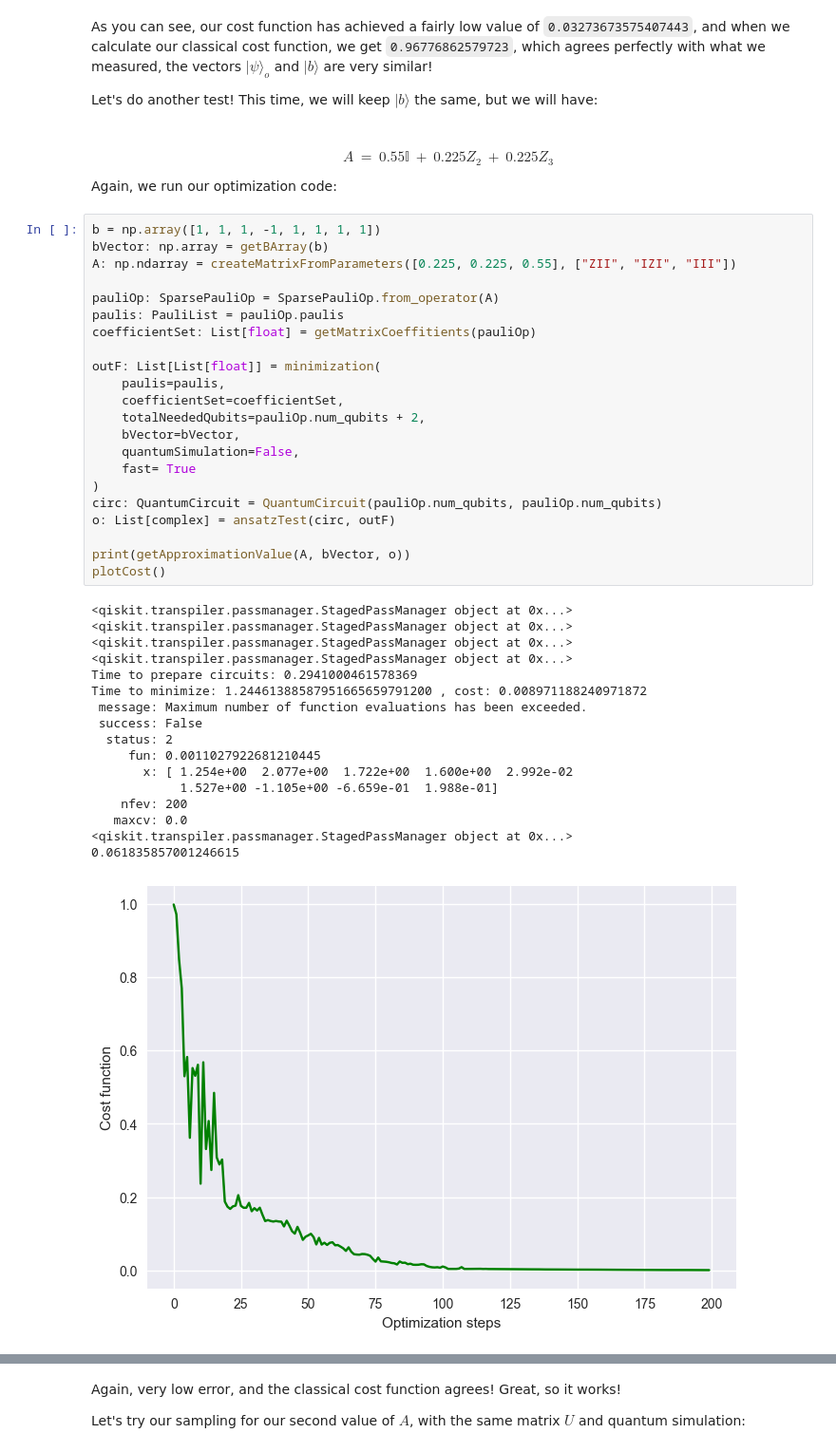
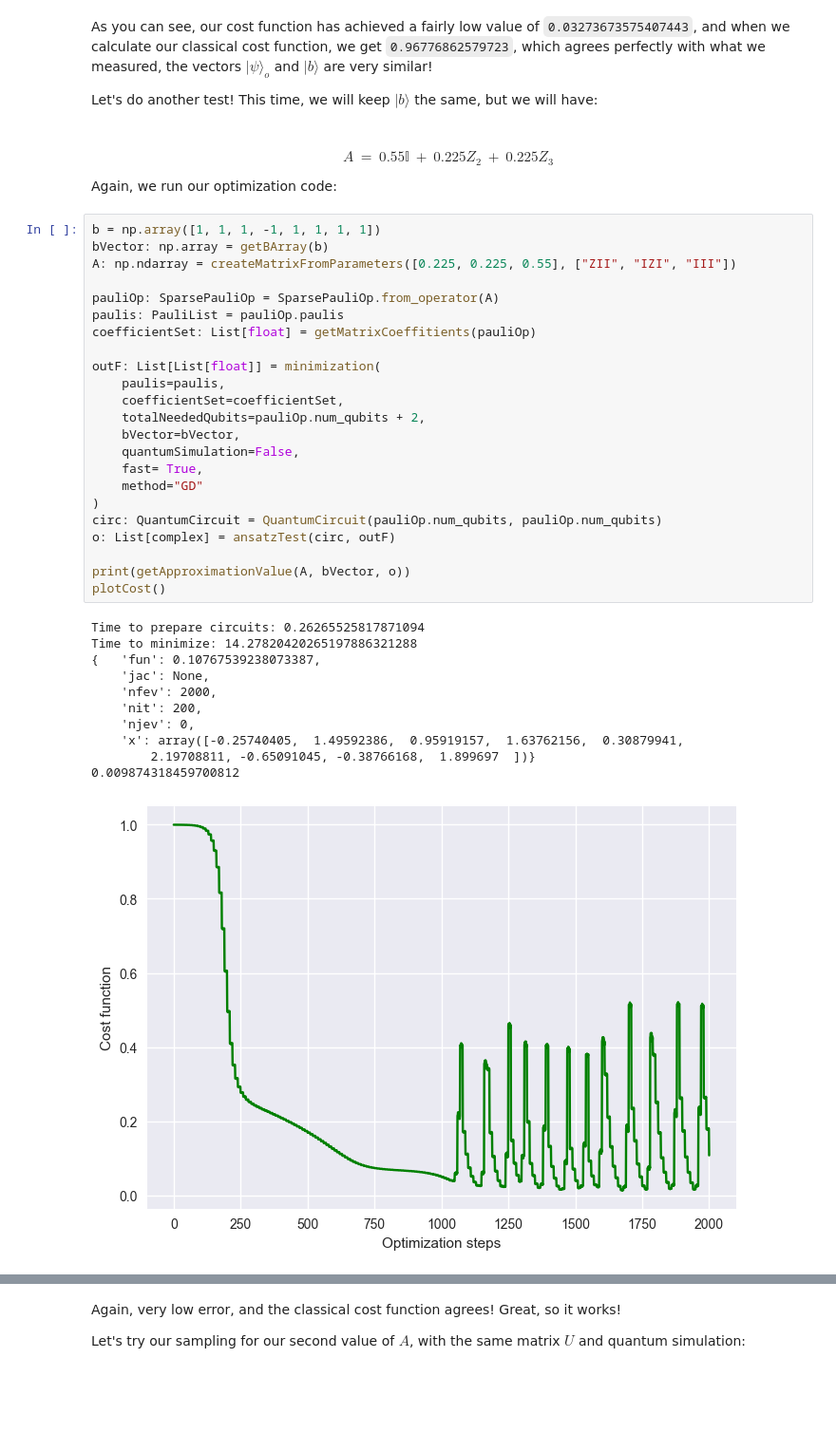
Before and after one commit to cezaris13/CourseWork, a Jupyter notebook: VQLS-QSVM-Implementation/VQLS.ipynb, the cells around one changed output, grey strips where cells are left out. Shown: that part at 95% size. Drawn from its saved outputs; the diff is of its cells as text; blank space fills up the shorter version.

```diff
--- a/VQLS-QSVM-Implementation/VQLS.ipynb
+++ b/VQLS-QSVM-Implementation/VQLS.ipynb
@@ -428,43 +430,38 @@ Again, we run our optimization code:
 # %%
 b = np.array([1, 1, 1, -1, 1, 1, 1, 1])
 bVector: np.array = getBArray(b)
 A: np.ndarray = createMatrixFromParameters([0.225, 0.225, 0.55], ["ZII", "IZI", "III"])
 
 pauliOp: SparsePauliOp = SparsePauliOp.from_operator(A)
 paulis: PauliList = pauliOp.paulis
 coefficientSet: List[float] = getMatrixCoeffitients(pauliOp)
 
 outF: List[List[float]] = minimization(
     paulis=paulis,
     coefficientSet=coefficientSet,
     totalNeededQubits=pauliOp.num_qubits + 2,
     bVector=bVector,
     quantumSimulation=False,
-    fast= True
+    fast= True,
+    method="GD"
 )
 circ: QuantumCircuit = QuantumCircuit(pauliOp.num_qubits, pauliOp.num_qubits)
 o: List[complex] = ansatzTest(circ, outF)
 
 print(getApproximationValue(A, bVector, o))
 plotCost()
 # %% [output]
-<qiskit.transpiler.passmanager.StagedPassManager object at 0x...>
-<qiskit.transpiler.passmanager.StagedPassManager object at 0x...>
-<qiskit.transpiler.passmanager.StagedPassManager object at 0x...>
-<qiskit.transpiler.passmanager.StagedPassManager object at 0x...>
-Time to prepare circuits: 0.2941000461578369
-Time to minimize: 1.24461388587951665659791200 , cost: 0.008971188240971872
- message: Maximum number of function evaluations has been exceeded.
- success: False
-  status: 2
-     fun: 0.0011027922681210445
-       x: [ 1.254e+00  2.077e+00  1.722e+00  1.600e+00  2.992e-02
-            1.527e+00 -1.105e+00 -6.659e-01  1.988e-01]
-    nfev: 200
-   maxcv: 0.0
-<qiskit.transpiler.passmanager.StagedPassManager object at 0x...>
-0.061835857001246615
+Time to prepare circuits: 0.26265525817871094
+Time to minimize: 14.27820420265197886321288
+{   'fun': 0.10767539238073387,
+    'jac': None,
+    'nfev': 2000,
+    'nit': 200,
+    'njev': 0,
+    'x': array([-0.25740405,  1.49592386,  0.95919157,  1.63762156,  0.30879941,
+        2.19708811, -0.65091045, -0.38766168,  1.899697  ])}
+0.009874318459700812
-[figure, old version]
+[figure, new version]
 # %%
 estimatedNorm, estimatedNormVector = estimateNorm(A, o, bVector)
 
```
Also changed, not shown: parts of 5 cells of this notebook, 6 other files.
